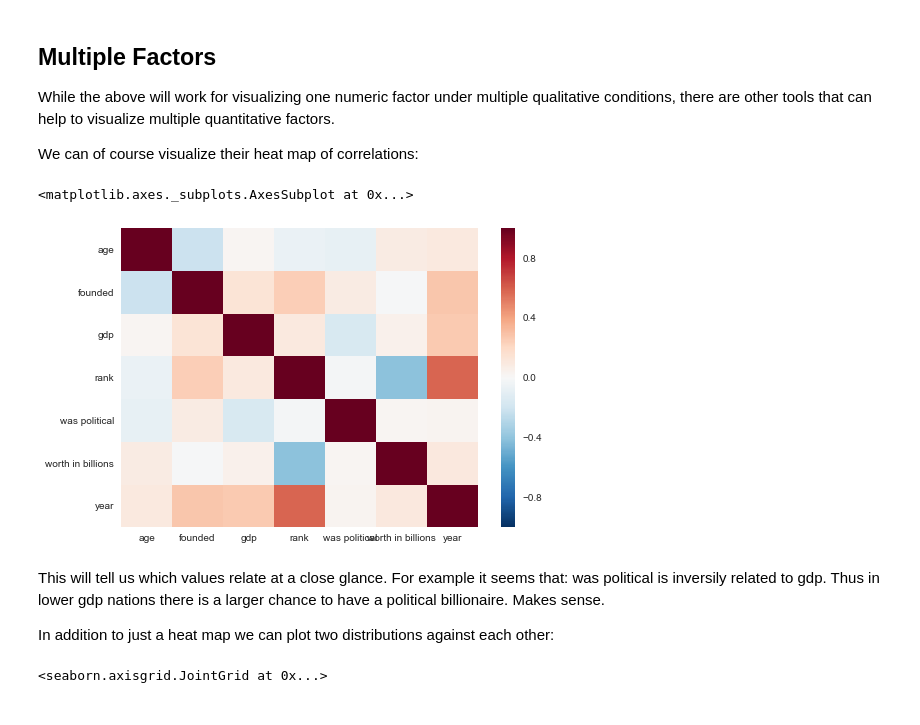
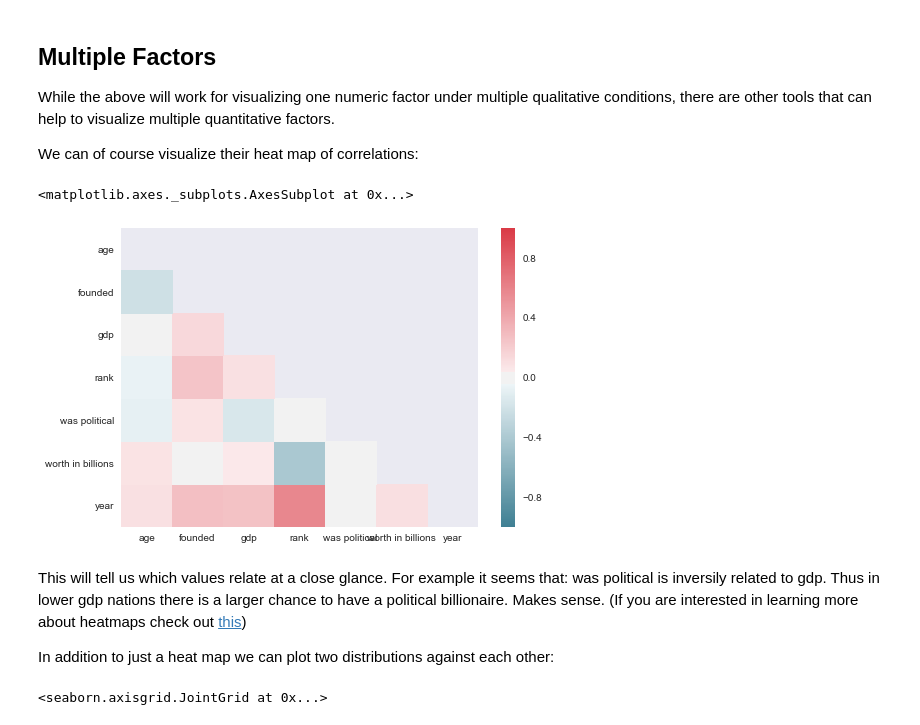
Before and after one commit to knathanieltucker/data-science-foundations, a Jupyter notebook: practicals/02.Visualizations.ipynb, the cells around one changed output. Saved outputs shown, nothing was run; the diff lists cells and outputs as text; code cells hidden in the pictures.

```diff
--- a/practicals/02.Visualizations.ipynb
+++ b/practicals/02.Visualizations.ipynb
@@ -68,13 +72,22 @@ This can give us a sense of which factors or groups are important and how they e
 While the above will work for visualizing one numeric factor under multiple qualitative conditions, there are other tools that can help to visualize multiple quantitative factors.
 
 We can of course visualize their heat map of correlations:
-# %%
-sns.heatmap(df.corr().dropna((0, 1), how='all'))
-# %% [output]
-<matplotlib.axes._subplots.AxesSubplot at 0x...>
-[figure, removed]
+# %%
+# Compute the correlation matrix
+corr = df.corr().dropna((0, 1))
+
+# Generate a mask for the upper triangle
+mask = np.zeros_like(corr, dtype=np.bool)
+mask[np.triu_indices_from(mask)] = True
+
+cmap = sns.diverging_palette(220, 10, as_cmap=True)
+
+sns.heatmap(df.corr().dropna((0, 1), how='all'), mask=mask, cmap=cmap)
+# %% [output]
+<matplotlib.axes._subplots.AxesSubplot at 0x...>
+[figure, added]
 # %% [markdown]
-This will tell us which values relate at a close glance. For example it seems that: was political is inversily related to gdp. Thus in lower gdp nations there is a larger chance to have a political billionaire. Makes sense.
+This will tell us which values relate at a close glance. For example it seems that: was political is inversily related to gdp. Thus in lower gdp nations there is a larger chance to have a political billionaire. Makes sense. (If you are interested in learning more about heatmaps check out [this](https://www.youtube.com/watch?v=2gUzVX2yfWA))
 
 In addition to just a heat map we can plot two distributions against each other:
 # %%
```
Also changed, not shown: parts of 6 cells of this notebook, 8 other files.
